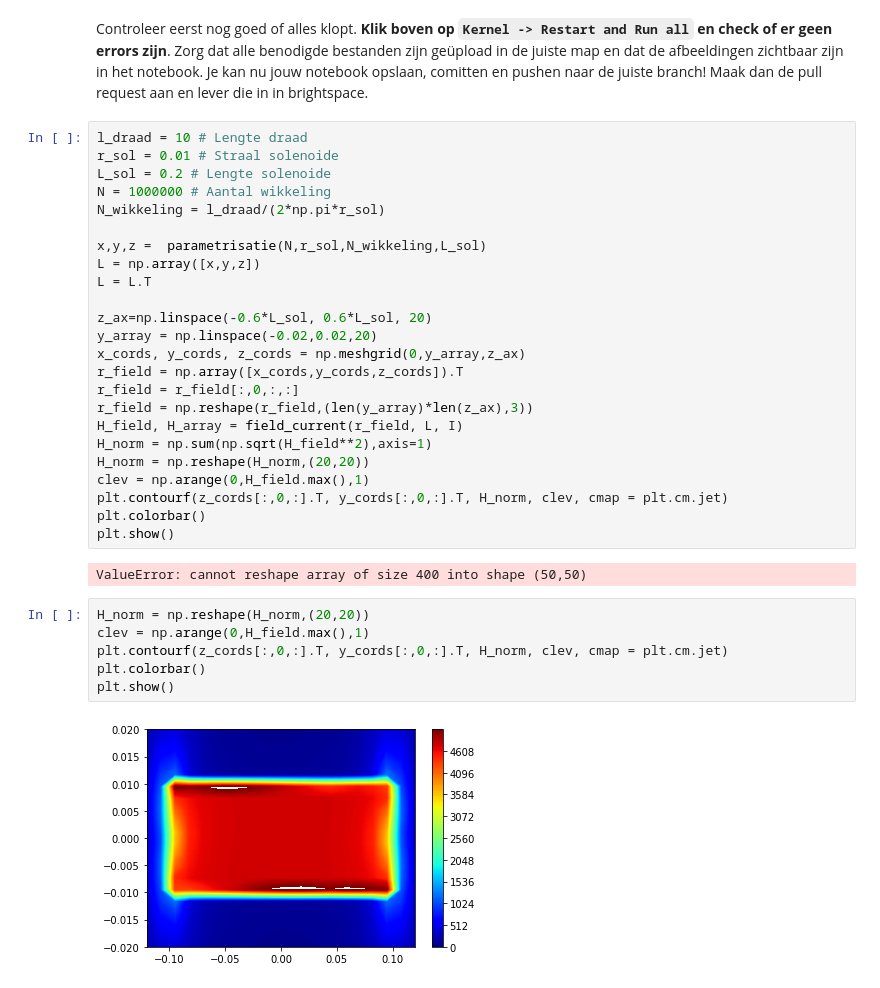
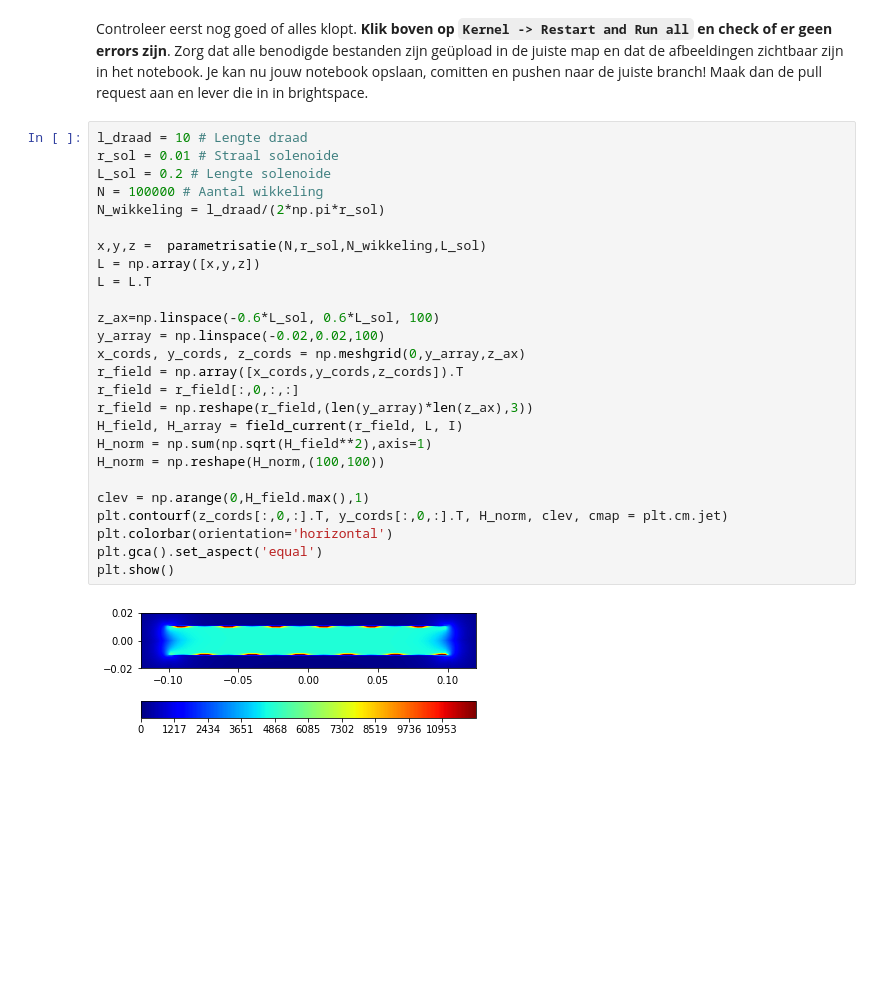
Before and after one commit to oprelo/opdrachten-DEF-D, a Jupyter notebook: DigitaleOntwerpopdrachten/2KrachtactuatorOpdracht/2KrachtactuatorOpdracht/KrachtactuatorOpdracht.ipynb, the cells around one changed output. Cells and saved outputs as stored; diff of their text form; blank space fills up the shorter version.

```diff
--- a/DigitaleOntwerpopdrachten/2KrachtactuatorOpdracht/2KrachtactuatorOpdracht/KrachtactuatorOpdracht.ipynb
+++ b/DigitaleOntwerpopdrachten/2KrachtactuatorOpdracht/2KrachtactuatorOpdracht/KrachtactuatorOpdracht.ipynb
@@ -566,34 +566,28 @@ Controleer eerst nog goed of alles klopt. **Klik boven op `Kernel -> Restart and
 # %%
 l_draad = 10 # Lengte draad
 r_sol = 0.01 # Straal solenoide
 L_sol = 0.2 # Lengte solenoide
-N = 1000000 # Aantal wikkeling
+N = 100000 # Aantal wikkeling
 N_wikkeling = l_draad/(2*np.pi*r_sol)
 
 x,y,z =  parametrisatie(N,r_sol,N_wikkeling,L_sol)
 L = np.array([x,y,z])
 L = L.T
 
-z_ax=np.linspace(-0.6*L_sol, 0.6*L_sol, 20)
-y_array = np.linspace(-0.02,0.02,20)
+z_ax=np.linspace(-0.6*L_sol, 0.6*L_sol, 100)
+y_array = np.linspace(-0.02,0.02,100)
 x_cords, y_cords, z_cords = np.meshgrid(0,y_array,z_ax)
 r_field = np.array([x_cords,y_cords,z_cords]).T
 r_field = r_field[:,0,:,:]
 r_field = np.reshape(r_field,(len(y_array)*len(z_ax),3))
 H_field, H_array = field_current(r_field, L, I)
 H_norm = np.sum(np.sqrt(H_field**2),axis=1)
-H_norm = np.reshape(H_norm,(20,20))
+H_norm = np.reshape(H_norm,(100,100))
+
 clev = np.arange(0,H_field.max(),1)
 plt.contourf(z_cords[:,0,:].T, y_cords[:,0,:].T, H_norm, clev, cmap = plt.cm.jet)
-plt.colorbar()
+plt.colorbar(orientation='horizontal')
+plt.gca().set_aspect('equal')
 plt.show()
 # %% [output]
-ValueError: cannot reshape array of size 400 into shape (50,50)
+[figure, added]
-# %%
-H_norm = np.reshape(H_norm,(20,20))
-clev = np.arange(0,H_field.max(),1)
-plt.contourf(z_cords[:,0,:].T, y_cords[:,0,:].T, H_norm, clev, cmap = plt.cm.jet)
-plt.colorbar()
-plt.show()
-# %% [output]
-[figure, removed]
```
Also changed, not shown: parts of 1 cell of this notebook.
